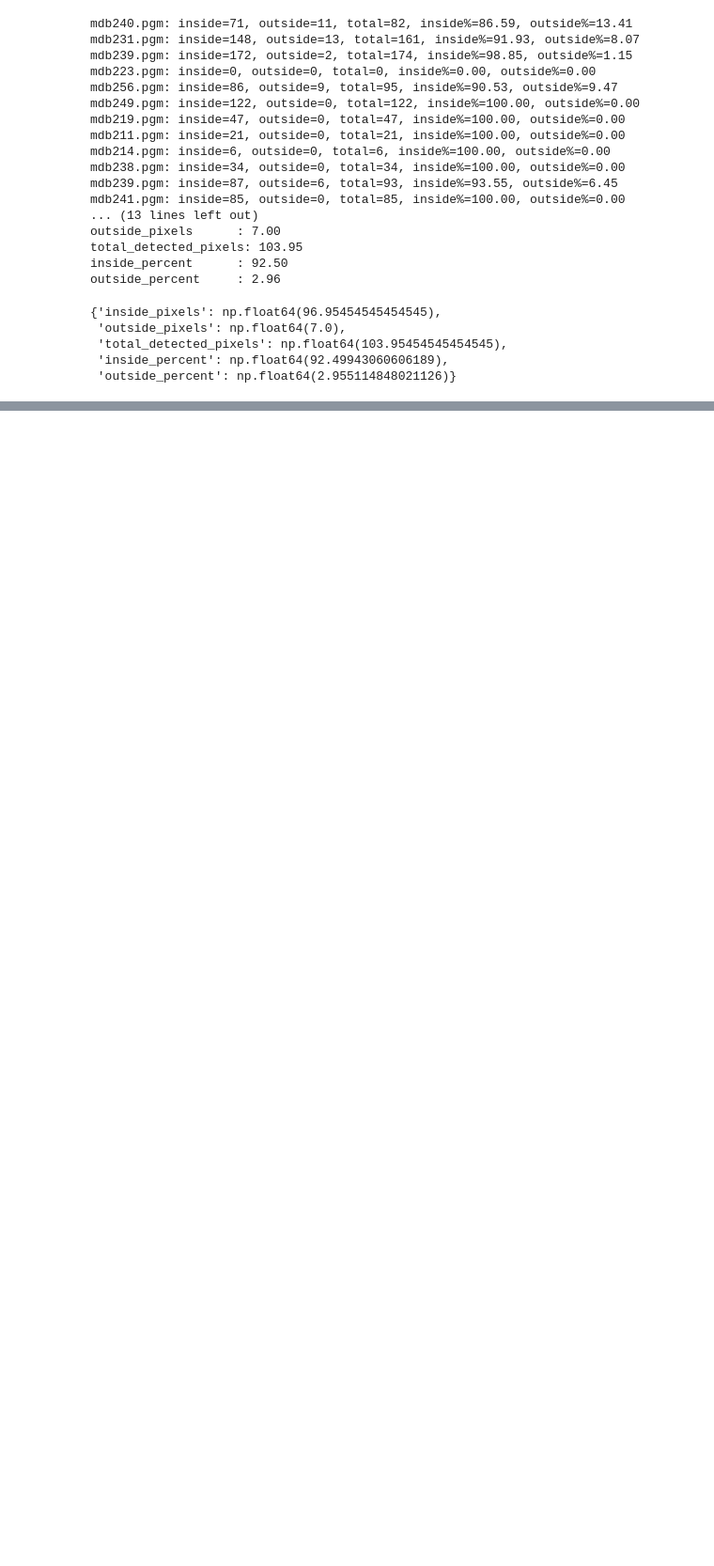
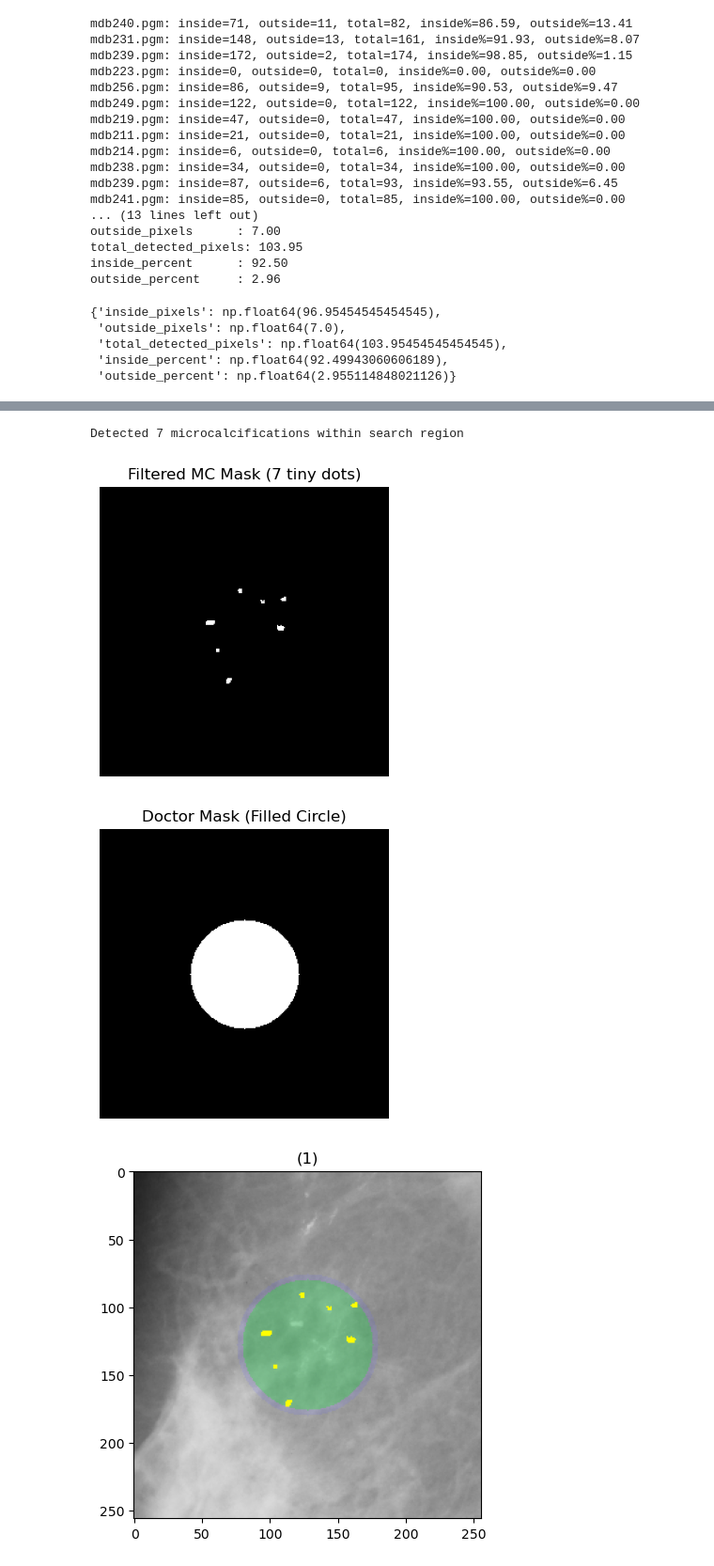
Before and after one commit to lujina22/Breast_Cancer_Detection_Imp, a Jupyter notebook: MCs.ipynb, the cells around one changed output, grey strips where cells are left out. Shown at 94% size. Cells and saved outputs as stored; diff of their text form; code cells hidden in the pictures; blank space fills up the shorter version.

```diff
--- a/MCs.ipynb
+++ b/MCs.ipynb
@@ -505,47 +505,72 @@ outside_percent     : 2.96
  'inside_percent': np.float64(92.49943060606189),
  'outside_percent': np.float64(2.955114848021126)}
 # %%
-def get_mc_data(roi, radius=None):
+def get_mc_data(image_path, x, y, radius, roi_size=256):
+
+    # -------------------------
+    # Load image
+    # -------------------------
+    img = cv2.imread(image_path, cv2.IMREAD_GRAYSCALE)
+    if img is None:
+        raise ValueError(f"Image not found: {image_path}")
+
+    # -------------------------
+    # Crop ROI (SAME logic)
+    # -------------------------
+    roi = image_crop(img, x, y, size=roi_size)
 
     if roi is None or roi.size == 0:
         return [], None, None
 
-    # 1. Top-hat enhancement
+    # -------------------------
+    # Same processing pipeline
+    # -------------------------
     tophat_norm = tophat_transform(roi)
-
-    # 2. Local 5x5 standard deviation
     std = local_5x5_std(tophat_norm)
 
-    # 3. Full ROI search mask (all pixels)
-    search_mask = np.ones_like(std, dtype=np.uint8) * 255
+    center = roi.shape[0] // 2
+    search_mask = create_search_region(std.shape, center, center, radius)
 
-    # 4. Detect MCs within full ROI
-    mc_mask = detect_mcs(std, search_mask)
+    pred_mask = detect_mcs(std, search_mask)
+    gt_mask = doctor_mask(pred_mask.shape, radius)
 
-    # 5. Find contours from the binary MC mask
-    contours, _ = cv2.findContours(mc_mask, cv2.RETR_EXTERNAL, cv2.CHAIN_APPROX_SIMPLE)
+    # -------------------------
+    # Extract contours
+    # -------------------------
+    contours, _ = cv2.findContours(
+        pred_mask, cv2.RETR_EXTERNAL, cv2.CHAIN_APPROX_SIMPLE
+    )
 
-    # 6. Create overlay (optional)
+    # -------------------------
+    # Build overlay (IDENTICAL)
+    # -------------------------
     overlay = cv2.cvtColor(roi, cv2.COLOR_GRAY2RGB)
 
-    # Blue search region
+    # Blue: search region
     search_vis = overlay.copy()
     search_vis[search_mask > 0] = [100, 100, 255]
     overlay = cv2.addWeighted(overlay, 0.85, search_vis, 0.15, 0)
 
-    # GT region if radius is provided
-    if radius is not None:
-        gt_mask = doctor_mask(roi.shape, radius)
-        gt_vis = overlay.copy()
-        gt_vis[gt_mask > 0] = [0, 255, 0]
-        overlay = cv2.addWeighted(overlay, 0.75, gt_vis, 0.25, 0)
+    # Green: GT
+    gt_vis = overlay.copy()
+    gt_vis[gt_mask > 0] = [0, 255, 0]
+    overlay = cv2.addWeighted(overlay, 0.75, gt_vis, 0.25, 0)
 
-    # Detections in red
-    overlay[mc_mask > 0] = [255, 0, 0]
+    # Red: detections
+    overlay[pred_mask > 0] = [255, 0, 0]
 
-    # Correct detections in yellow (if GT provided)
-    if radius is not None:
-        overlap = (mc_mask > 0) & (gt_mask > 0)
-        overlay[overlap] = [255, 255, 0]
+    # Yellow: correct detections
+    overlap = (pred_mask > 0) & (gt_mask > 0)
+    overlay[overlap] = [255, 255, 0]
 
     return contours, tophat_norm, overlay
+
+contours, tophat, overlay = get_mc_data(
+    image_path="Dataset/all-mias/mdb249.pgm",
+    x=544,
+    y=508,
+    radius=48
+)
+
+show_images([overlay])
+# %% [output]
@@ -551,0 +581,4 @@ def get_mc_data(roi, radius=None):
+Detected 7 microcalcifications within search region
+[figure, added]
+[figure, added]
+[figure, added]
```
Also changed, not shown: parts of 1 cell of this notebook, 1 other file.
